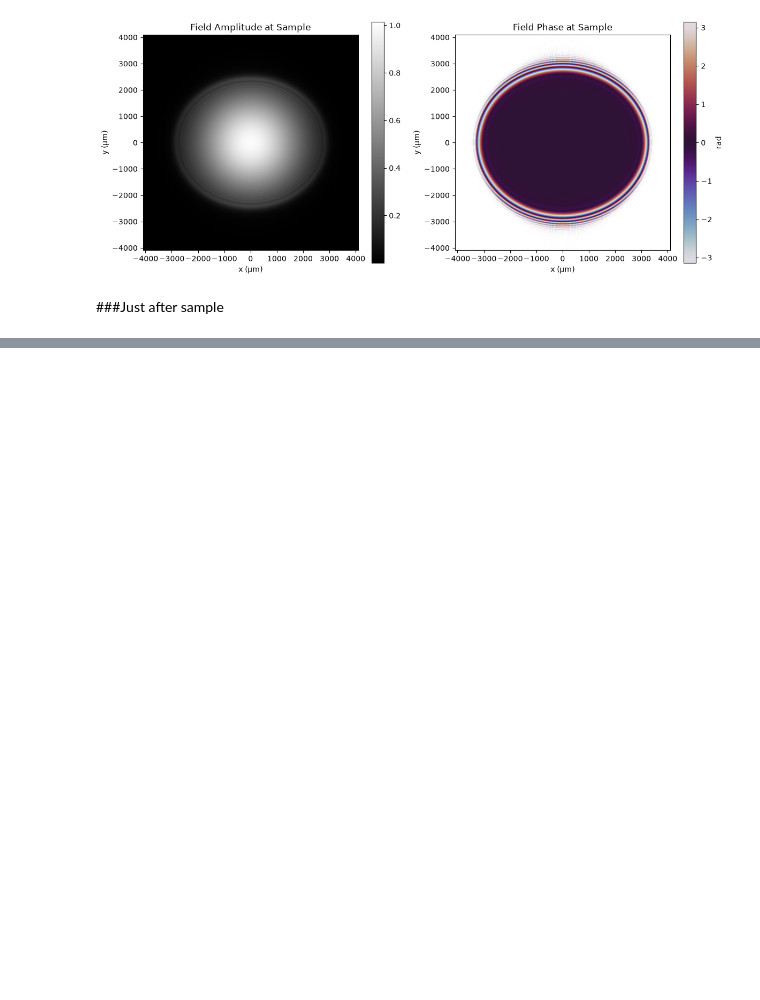
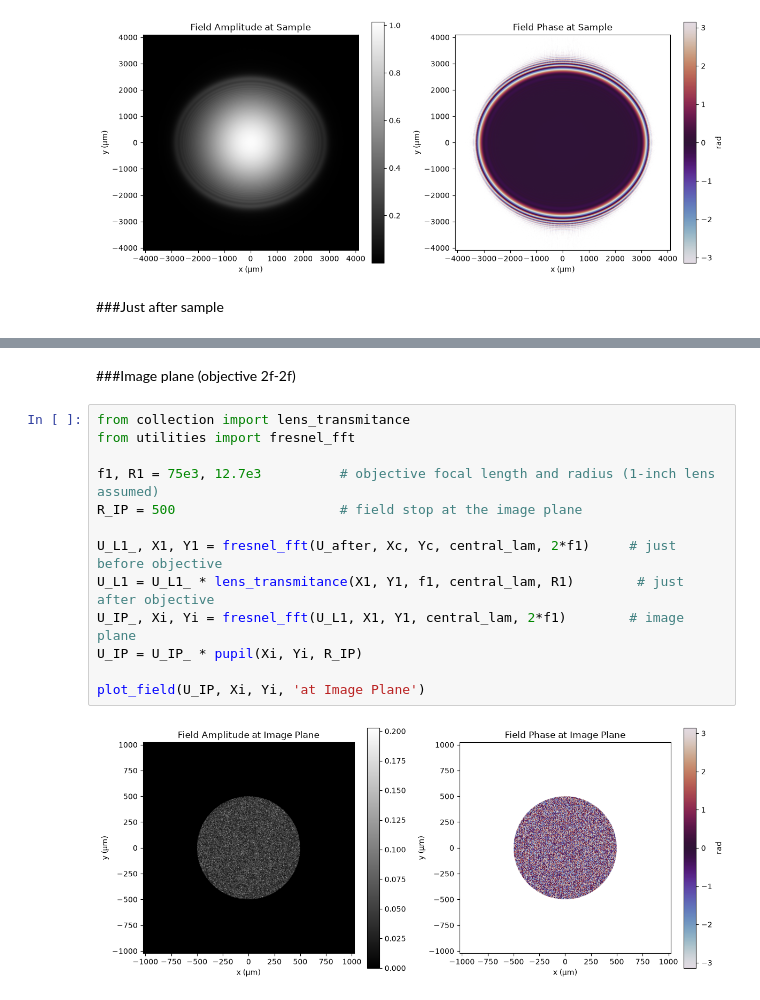
Before and after one commit to Andrecs05/Simulation_BioTissue_FBDHS, a Jupyter notebook: DHS instrument/code/per_surface_analysis.ipynb, the cells around one changed output, grey strips where cells are left out. Saved outputs shown, nothing was run; the diff lists cells and outputs as text; blank space fills up the shorter version.

```diff
--- a/DHS instrument/code/per_surface_analysis.ipynb
+++ b/DHS instrument/code/per_surface_analysis.ipynb
@@ -93,0 +95,17 @@ plot_field(U_after, Xc, Yc, 'after Sample', z=z_M1 + z_sample, lam=central_lam)
+# %% [markdown]
+###Image plane (objective 2f-2f)
+# %%
+from collection import lens_transmitance
+from utilities import fresnel_fft
+
+f1, R1 = 75e3, 12.7e3          # objective focal length and radius (1-inch lens assumed)
+R_IP = 500                     # field stop at the image plane
+
+U_L1_, X1, Y1 = fresnel_fft(U_after, Xc, Yc, central_lam, 2*f1)     # just before objective
+U_L1 = U_L1_ * lens_transmitance(X1, Y1, f1, central_lam, R1)        # just after objective
+U_IP_, Xi, Yi = fresnel_fft(U_L1, X1, Y1, central_lam, 2*f1)        # image plane
+U_IP = U_IP_ * pupil(Xi, Yi, R_IP)
+
+plot_field(U_IP, Xi, Yi, 'at Image Plane')
+# %% [output]
+[figure, added]
```
Also changed, not shown: parts of 5 cells of this notebook, 5 other files.
